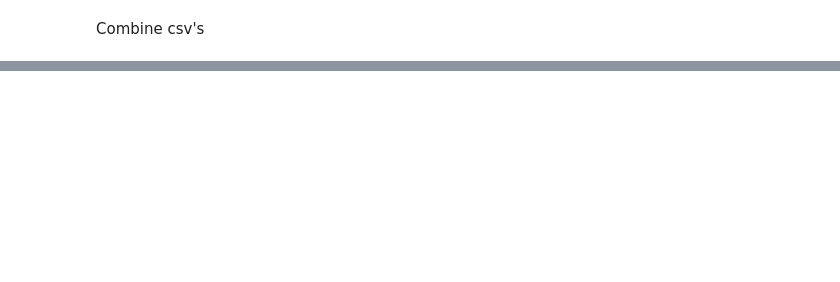
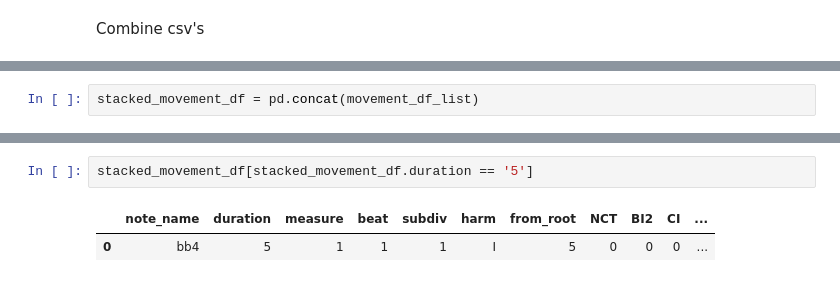
Before and after one commit to sevans47/CoolMelodyProject, a Jupyter notebook: notebooks/csv_combiner.ipynb, the cells around one changed output, grey strips where cells are left out. Drawn from its saved outputs; the diff is of its cells as text; blank space fills up the shorter version.

```diff
--- a/notebooks/csv_combiner.ipynb
+++ b/notebooks/csv_combiner.ipynb
@@ -91,0 +102,2 @@ pd.read_csv(pieces_filepath)
+# %%
+stacked_movement_df = pd.concat(movement_df_list)
@@ -91,0 +124,5 @@ pd.read_csv(pieces_filepath)
+# %%
+stacked_movement_df[stacked_movement_df.duration == '5']
+# %% [output]
+|  | note_name | duration | measure | beat | subdiv | harm | from_root | NCT | BI2 | CI | ... |
+| 0 | bb4 | 5 | 1 | 1 | 1 | I | 5 | 0 | 0 | 0 | ... |
```
Also changed, not shown: parts of 21 cells of this notebook.
